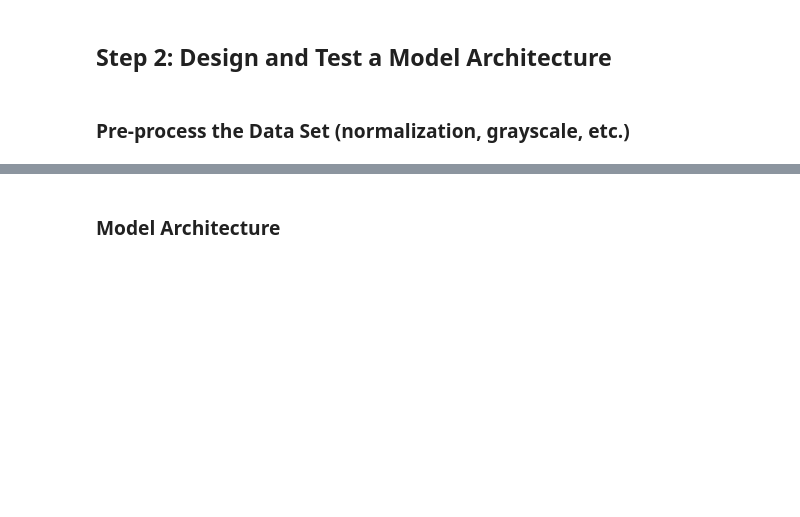
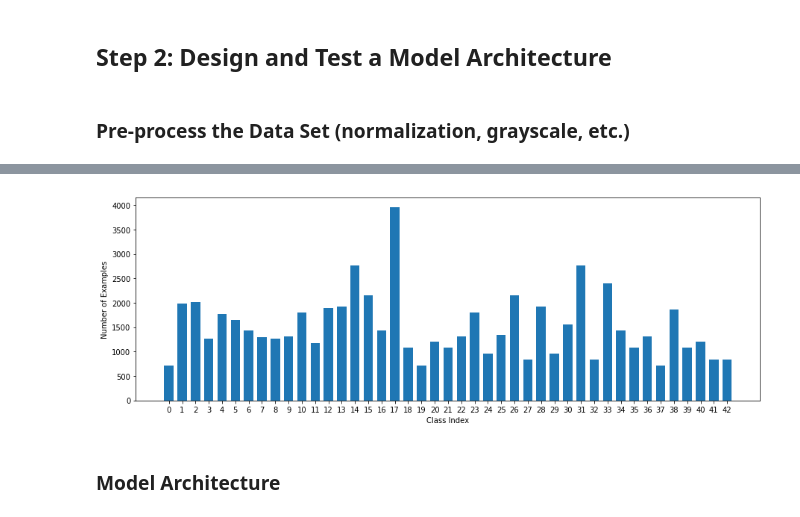
Before and after one commit to alexhagiopol/multiscale-CNN-classifier, a Jupyter notebook: Traffic_Sign_Classifier.ipynb, the cells around one changed output, grey strips where cells are left out. Cells and saved outputs as stored; diff of their text form; code cells hidden in the pictures; blank space fills up the shorter version.

```diff
--- a/Traffic_Sign_Classifier.ipynb
+++ b/Traffic_Sign_Classifier.ipynb
@@ -116,3 +233,14 @@ plt.close()
+# %%
+plt.figure(figsize=(15,5))
+classes, counts = np.unique(y_train,return_counts=True)
+plt.bar(classes, counts, width=0.7, align='center')
+plt.ylabel('Number of Examples')
+plt.xlabel('Class Index')
+plt.xticks(np.arange(0, 43, 1.0))
+plt.title("Class Distribution of Augmented Training Set")
+plt.show()
+# %% [output]
+[figure, added]
 # %% [markdown]
 ### Model Architecture
 # %%
```
Also changed, not shown: parts of 8 cells of this notebook, 5 other files.
